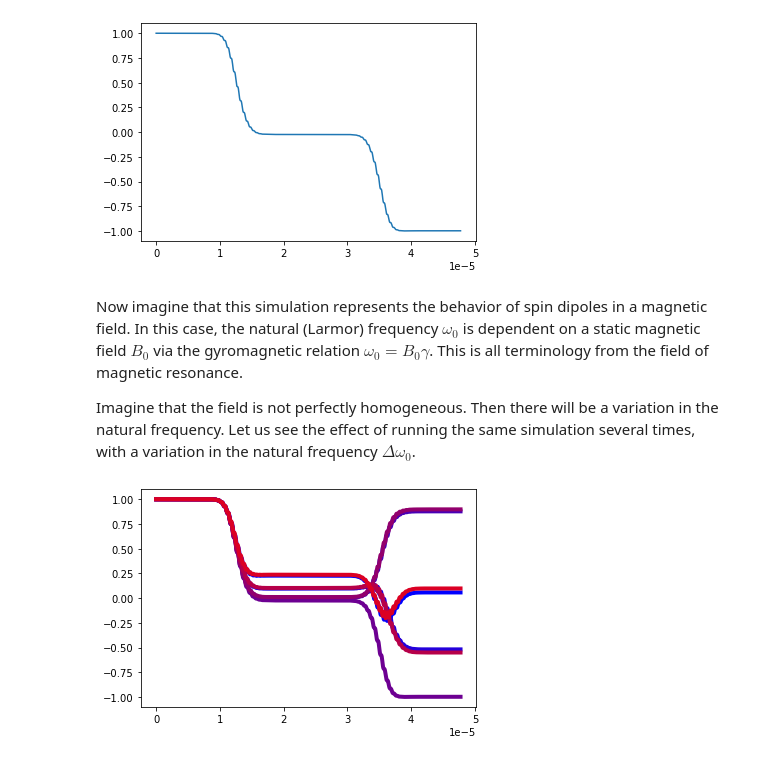
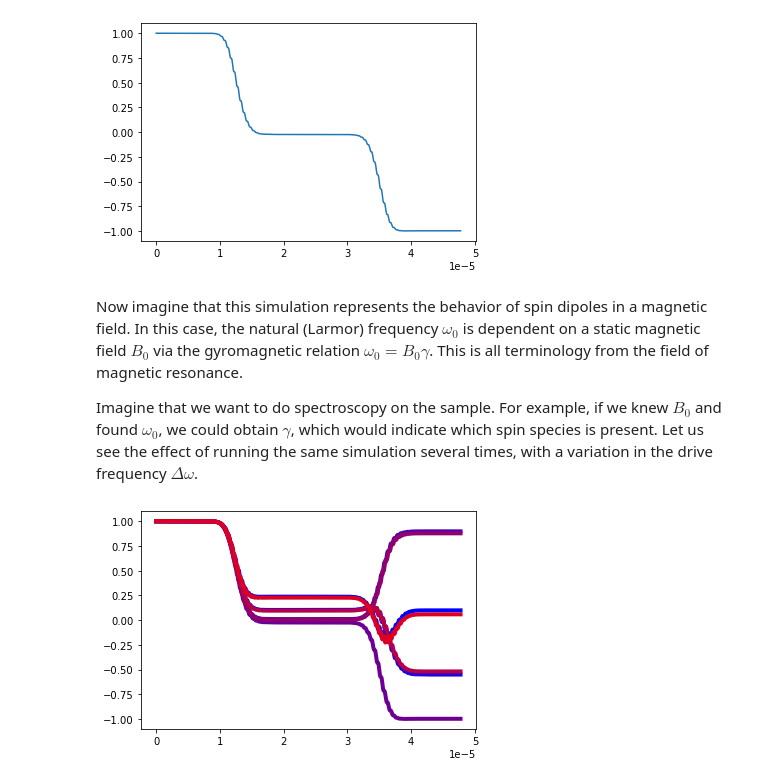
Before and after one commit to borismesits/simulation-vault, a Jupyter notebook: Rabi vs Ramsey Spectroscopy.ipynb, the cells around one changed output. Drawn from its saved outputs; the diff is of its cells as text; code cells hidden in the pictures.

```diff
--- a/Rabi vs Ramsey Spectroscopy.ipynb
+++ b/Rabi vs Ramsey Spectroscopy.ipynb
@@ -33,11 +33,14 @@ t = np.linspace(0, dt*1000, 1000+1)
 
 H0 = - ω0/2 * σz
 
-t1 = t[len(t)//4]
-t2 = t[3*len(t)//4]
-τ = t[-1]/20
+def dual_pulse(t):
 
-def dual_pulse(t):
+    dt = t[1]-t[0]
+
+    t1 = t[len(t)//4]
+    t2 = t[3*len(t)//4]
+    τ = dt*50
+
     envelope = np.exp(-(t-t1)**2/τ**2)
     envelope += np.exp(-(t-t2)**2/τ**2)
     return envelope
@@ -60,31 +63,31 @@ plt.plot(t,result.expect[0])
 # %% [markdown]
 Now imagine that this simulation represents the behavior of spin dipoles in a magnetic field. In this case, the natural (Larmor) frequency $\omega_0$ is dependent on a static magnetic field $B_0$ via the gyromagnetic relation $\omega_0 = B_0 \gamma$. This is all terminology from the field of magnetic resonance.
 
-Imagine that the field is not perfectly homogeneous. Then there will be a variation in the natural frequency. Let us see the effect of running the same simulation several times, with a variation in the natural frequency $\Delta \omega_0$.
+Imagine that we want to do spectroscopy on the sample. For example, if we knew $B_0$ and found $\omega_0$, we could obtain $\gamma$, which would indicate which spin species is present. Let us see the effect of running the same simulation several times, with a variation in the drive frequency $\Delta \omega$.
 # %%
-Δω0 = 50e3 * 2*π
+Δω = 50e3 * 2*π
 
 N = 7 # number of sims
 
-ω0 = 1e6 * 2*π + np.linspace(-Δω0, Δω0, N)
+ω = 1e6 * 2*π + np.linspace(-Δω, Δω, N)
 
 envelope = dual_pulse(t) # If tuned to two pi/2 pulses, this becomes the Ramsey pulse sequence.
 # envelope = constant(t) # Just a constant drive
 
 traces = []
 
 for i in range(0,N):
 
-    H0 = - ω0[i]/2 * σz
-    H = [H0, [Ω/2*σx, np.cos(ω*t)*envelope]]
-    result = mesolve(H, ψ, t, e_ops = [σz])
+    H0 = - ω0/2 * σz
+    H = [H0, [Ω/2*σx, np.cos(ω[i]*t)*envelope]]
+    result = mesolve(H, ψ, t, e_ops = [σz, σx])
     traces.append(result.expect[0])
 
 for i in range(0,N):
 
     plt.plot(t,traces[i],color=(i/(N),0,1-(i/(N))),linewidth=4)
 # %% [output]
-[figure, old version]
+[figure, new version]
 # %% [markdown]
 In the plot, red and blue are off-resonance, and purple is on-resonance. Try switching between dual pulse and constant envelope. If the two pulse envelope is close to two $\pi/2$ pulses (i.e., does the first pulse change $<z>$ from 1 to roughly 0), then you'll find that the final value of the trajectory is much more sensitive to detuning than in the constant envelope case. In other words, all else being equal, the Ramsey pulse sequence is more sensitive to detuning than a "regular" spectroscopy measurement.
 
```
Also changed, not shown: parts of 4 cells of this notebook.
